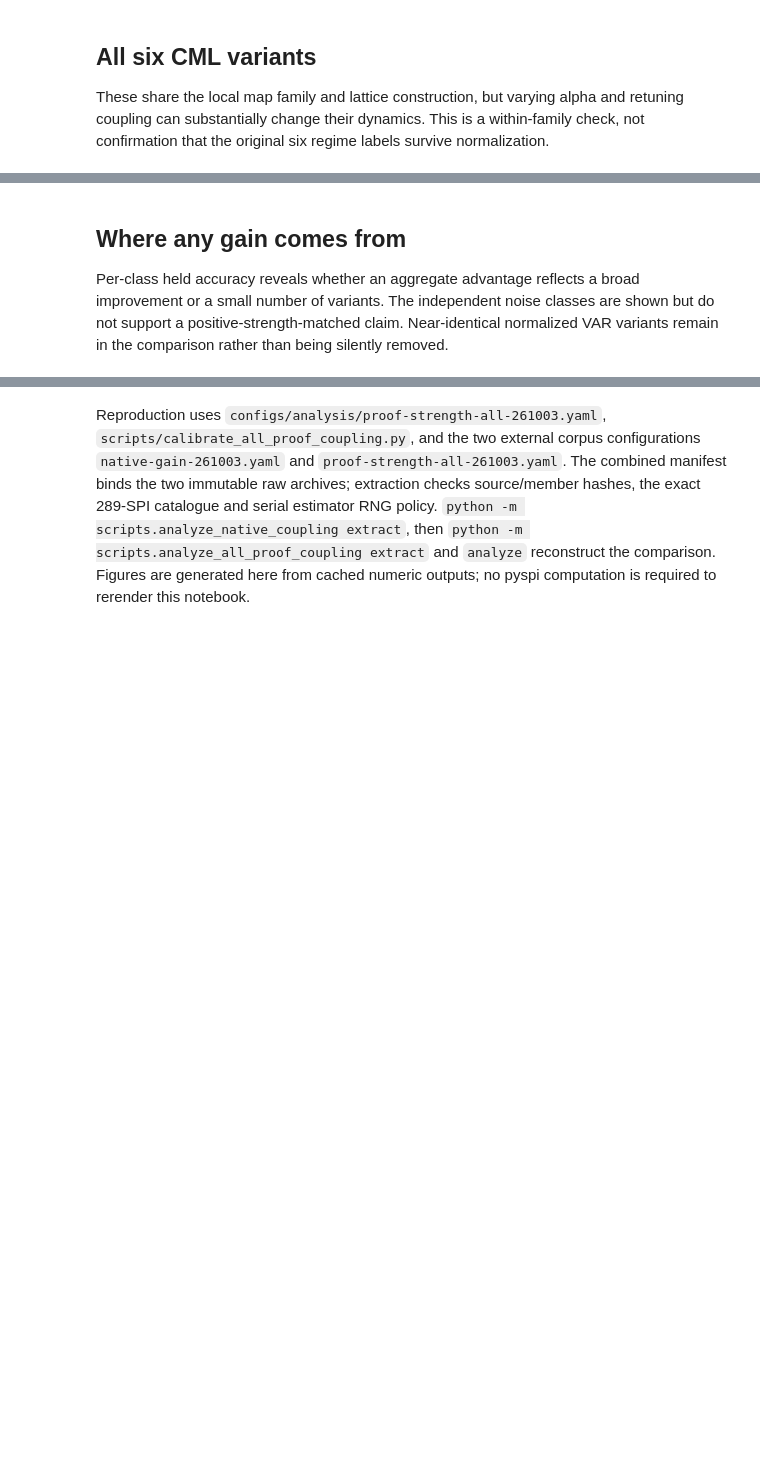
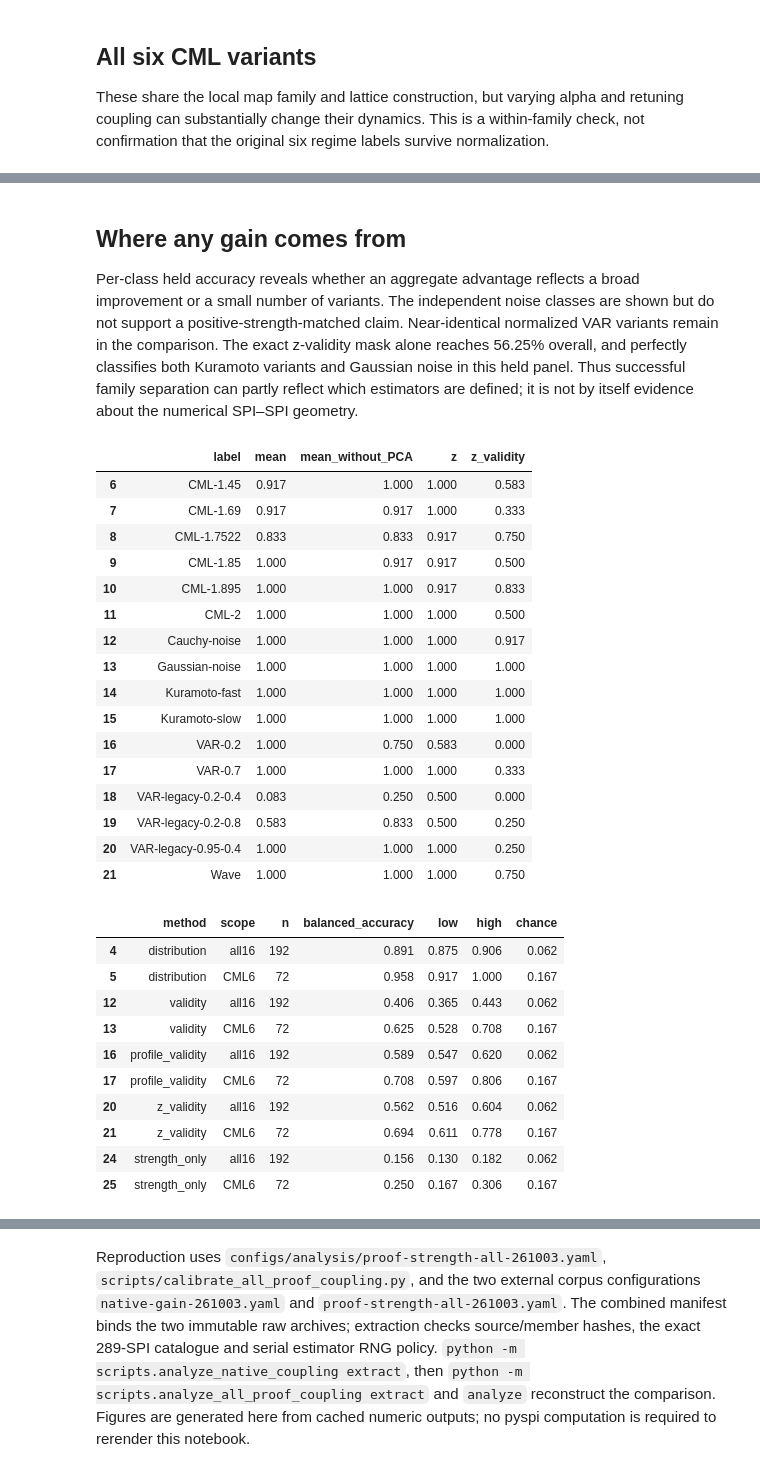
Before and after one commit to willedibam/mts-spi-study-cluster, a Jupyter notebook: notebooks/embeddings/spi_all_proof_strength_control_261003.ipynb, the cells around one changed output, grey strips where cells are left out. Saved outputs shown, nothing was run; the diff lists cells and outputs as text; code cells hidden in the pictures; blank space fills up the shorter version.

Commit message:
Complete all-class coupling baseline: means and SPI-SPI tie on held recordings

```diff
--- a/notebooks/embeddings/spi_all_proof_strength_control_261003.ipynb
+++ b/notebooks/embeddings/spi_all_proof_strength_control_261003.ipynb
@@ -70,11 +140,40 @@ plt.show()
 # %% [markdown]
 ## Where any gain comes from
 
-Per-class held accuracy reveals whether an aggregate advantage reflects a broad improvement or a small number of variants. The independent noise classes are shown but do not support a positive-strength-matched claim. Near-identical normalized VAR variants remain in the comparison rather than being silently removed.
+Per-class held accuracy reveals whether an aggregate advantage reflects a broad improvement or a small number of variants. The independent noise classes are shown but do not support a positive-strength-matched claim. Near-identical normalized VAR variants remain in the comparison. The exact z-validity mask alone reaches 56.25% overall, and perfectly classifies both Kuramoto variants and Gaussian noise in this held panel. Thus successful family separation can partly reflect which estimators are defined; it is not by itself evidence about the numerical SPI–SPI geometry.
 # %%
 per=pd.read_csv(OUT/'per-class.csv')
-display(per.query("scope=='all16'")[['label','mean','mean_without_PCA','z','distribution']].round(3))
+display(per.query("scope=='all16'")[['label','mean','mean_without_PCA','z','z_validity']].round(3))
 display(metrics[metrics.scope.isin(['all16','CML6']) & metrics.method.isin(['distribution','validity','profile_validity','z_validity','strength_only'])].round(3))
+# %% [output]
+|  | label | mean | mean_without_PCA | z | z_validity |
+| 6 | CML-1.45 | 0.917 | 1.000 | 1.000 | 0.583 |
+| 7 | CML-1.69 | 0.917 | 0.917 | 1.000 | 0.333 |
+| 8 | CML-1.7522 | 0.833 | 0.833 | 0.917 | 0.750 |
+| 9 | CML-1.85 | 1.000 | 0.917 | 0.917 | 0.500 |
+| 10 | CML-1.895 | 1.000 | 1.000 | 0.917 | 0.833 |
+| 11 | CML-2 | 1.000 | 1.000 | 1.000 | 0.500 |
+| 12 | Cauchy-noise | 1.000 | 1.000 | 1.000 | 0.917 |
+| 13 | Gaussian-noise | 1.000 | 1.000 | 1.000 | 1.000 |
+| 14 | Kuramoto-fast | 1.000 | 1.000 | 1.000 | 1.000 |
+| 15 | Kuramoto-slow | 1.000 | 1.000 | 1.000 | 1.000 |
+| 16 | VAR-0.2 | 1.000 | 0.750 | 0.583 | 0.000 |
+| 17 | VAR-0.7 | 1.000 | 1.000 | 1.000 | 0.333 |
+| 18 | VAR-legacy-0.2-0.4 | 0.083 | 0.250 | 0.500 | 0.000 |
+| 19 | VAR-legacy-0.2-0.8 | 0.583 | 0.833 | 0.500 | 0.250 |
+| 20 | VAR-legacy-0.95-0.4 | 1.000 | 1.000 | 1.000 | 0.250 |
+| 21 | Wave | 1.000 | 1.000 | 1.000 | 0.750 |
+|  | method | scope | n | balanced_accuracy | low | high | chance |
+| 4 | distribution | all16 | 192 | 0.891 | 0.875 | 0.906 | 0.062 |
+| 5 | distribution | CML6 | 72 | 0.958 | 0.917 | 1.000 | 0.167 |
+| 12 | validity | all16 | 192 | 0.406 | 0.365 | 0.443 | 0.062 |
+| 13 | validity | CML6 | 72 | 0.625 | 0.528 | 0.708 | 0.167 |
+| 16 | profile_validity | all16 | 192 | 0.589 | 0.547 | 0.620 | 0.062 |
+| 17 | profile_validity | CML6 | 72 | 0.708 | 0.597 | 0.806 | 0.167 |
+| 20 | z_validity | all16 | 192 | 0.562 | 0.516 | 0.604 | 0.062 |
+| 21 | z_validity | CML6 | 72 | 0.694 | 0.611 | 0.778 | 0.167 |
+| 24 | strength_only | all16 | 192 | 0.156 | 0.130 | 0.182 | 0.062 |
+| 25 | strength_only | CML6 | 72 | 0.250 | 0.167 | 0.306 | 0.167 |
 # %% [markdown]
 ## Interpretation and limitations
 
```
Also changed, not shown: parts of 8 cells of this notebook, 14 other files.
